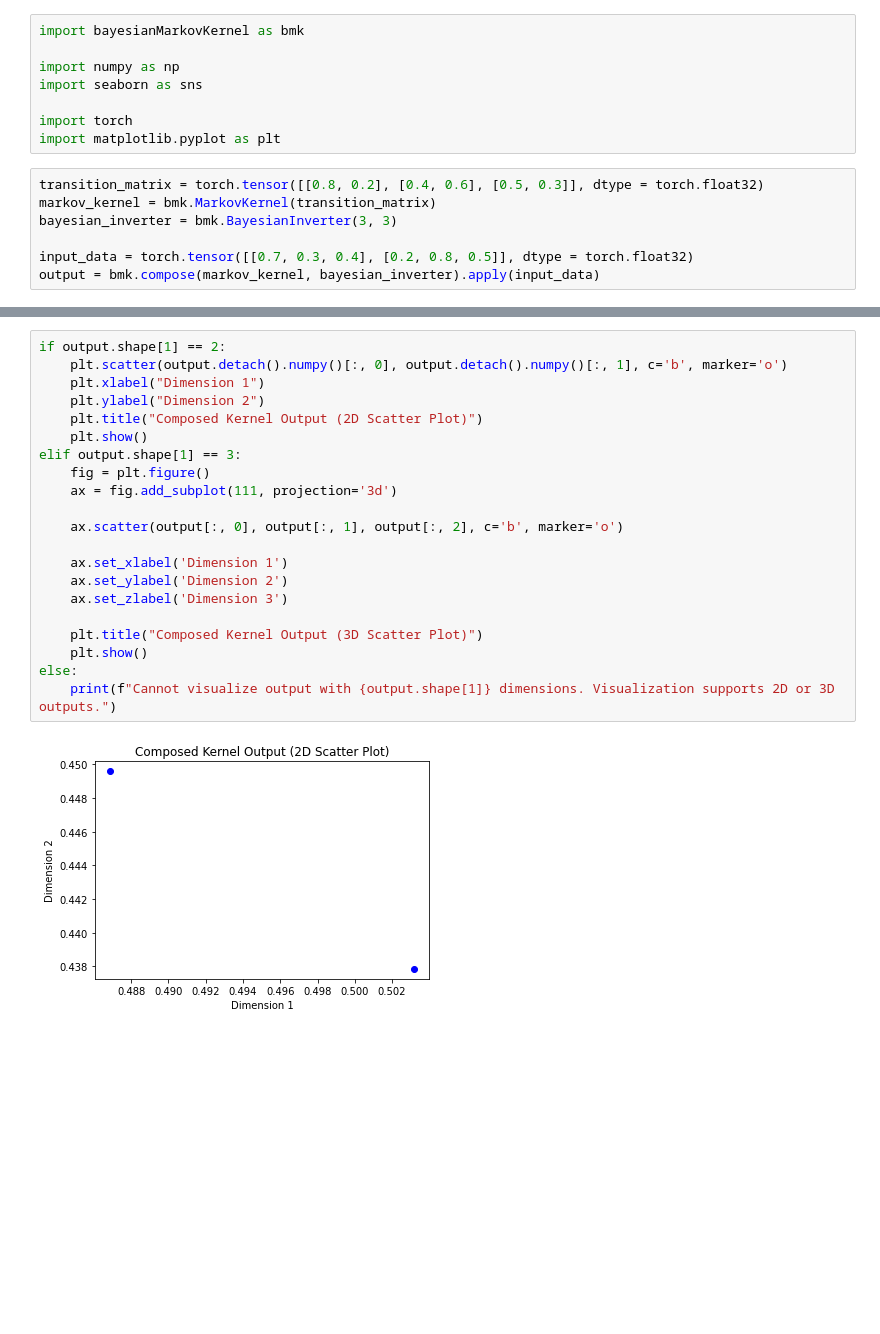
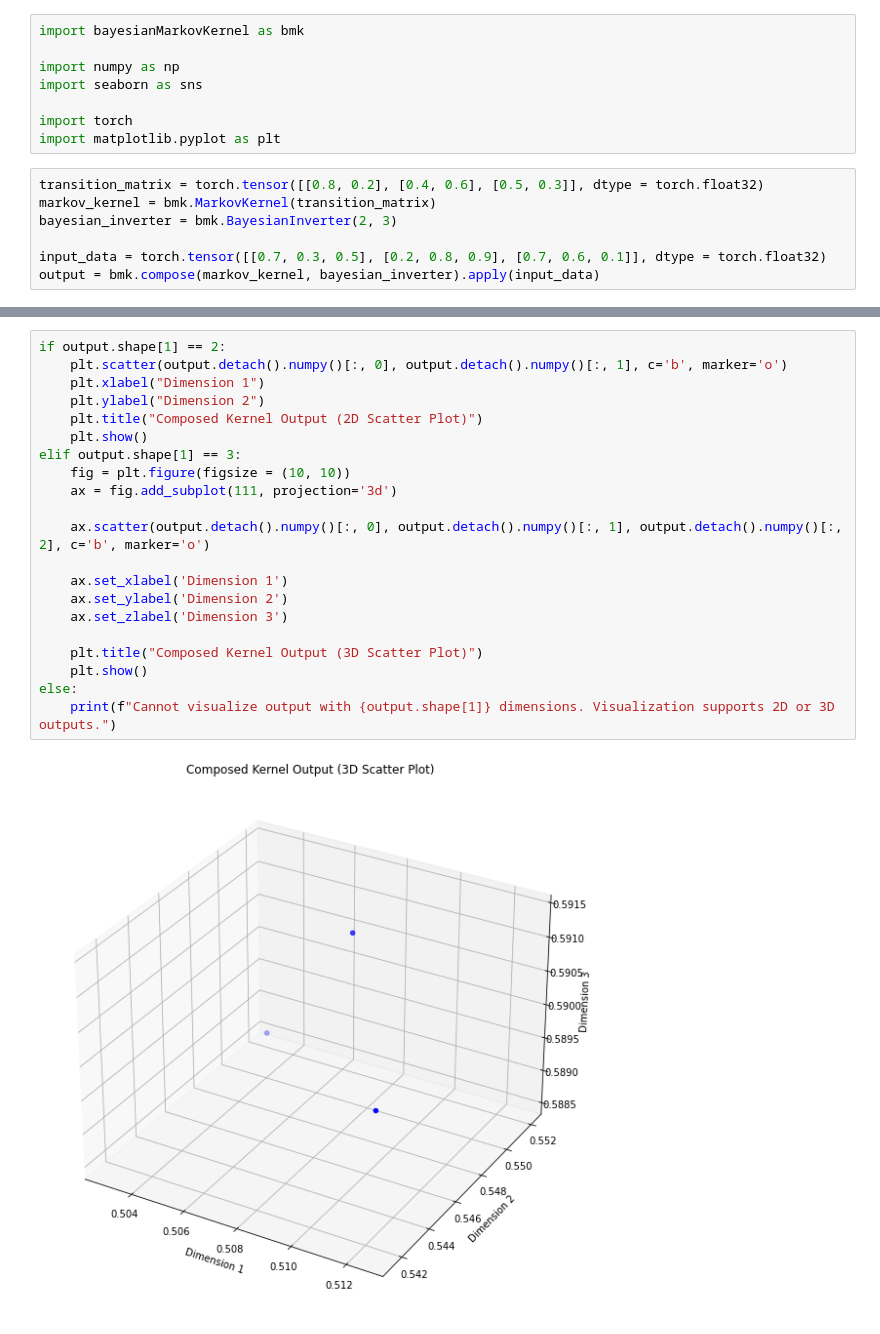
Before and after one commit to plurigrid/replay, a Jupyter notebook: CBIMK_demo.ipynb, the cells around one changed output, grey strips where cells are left out. Saved outputs shown, nothing was run; the diff lists cells and outputs as text; blank space fills up the shorter version.

```diff
--- a/CBIMK_demo.ipynb
+++ b/CBIMK_demo.ipynb
@@ -9,7 +9,7 @@ import matplotlib.pyplot as plt
 # %%
 transition_matrix = torch.tensor([[0.8, 0.2], [0.4, 0.6], [0.5, 0.3]], dtype = torch.float32)
 markov_kernel = bmk.MarkovKernel(transition_matrix)
-bayesian_inverter = bmk.BayesianInverter(3, 3)
+bayesian_inverter = bmk.BayesianInverter(2, 3)
 
-input_data = torch.tensor([[0.7, 0.3, 0.4], [0.2, 0.8, 0.5]], dtype = torch.float32)
+input_data = torch.tensor([[0.7, 0.3, 0.5], [0.2, 0.8, 0.9], [0.7, 0.6, 0.1]], dtype = torch.float32)
 output = bmk.compose(markov_kernel, bayesian_inverter).apply(input_data)
@@ -52,23 +50,23 @@ Estimated Total Size (MB): 0.00
 # %%
 if output.shape[1] == 2:
     plt.scatter(output.detach().numpy()[:, 0], output.detach().numpy()[:, 1], c='b', marker='o')
     plt.xlabel("Dimension 1")
     plt.ylabel("Dimension 2")
     plt.title("Composed Kernel Output (2D Scatter Plot)")
     plt.show()
 elif output.shape[1] == 3:
-    fig = plt.figure()
+    fig = plt.figure(figsize = (10, 10))
     ax = fig.add_subplot(111, projection='3d')
 
-    ax.scatter(output[:, 0], output[:, 1], output[:, 2], c='b', marker='o')
+    ax.scatter(output.detach().numpy()[:, 0], output.detach().numpy()[:, 1], output.detach().numpy()[:, 2], c='b', marker='o')
 
     ax.set_xlabel('Dimension 1')
     ax.set_ylabel('Dimension 2')
     ax.set_zlabel('Dimension 3')
 
     plt.title("Composed Kernel Output (3D Scatter Plot)")
     plt.show()
 else:
     print(f"Cannot visualize output with {output.shape[1]} dimensions. Visualization supports 2D or 3D outputs.")
 # %% [output]
-[figure, old version]
+[figure, new version]
```
Also changed, not shown: parts of 4 cells of this notebook, 1 other file.
